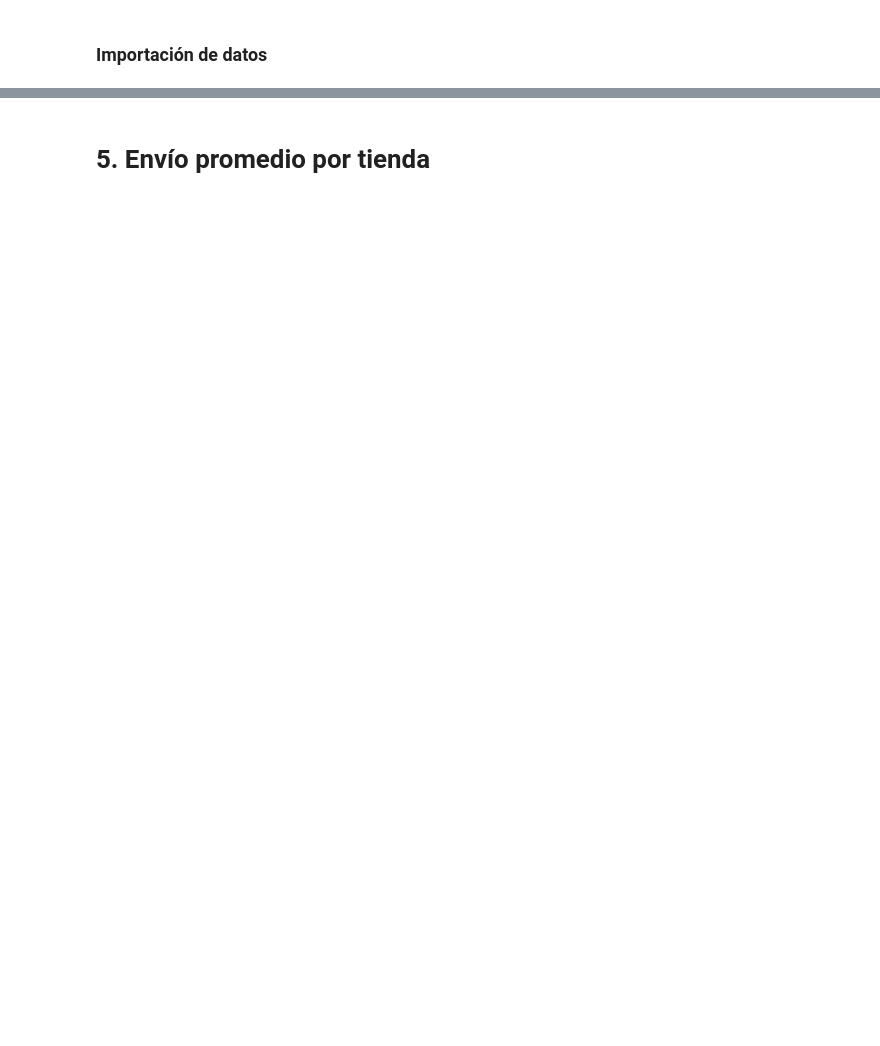
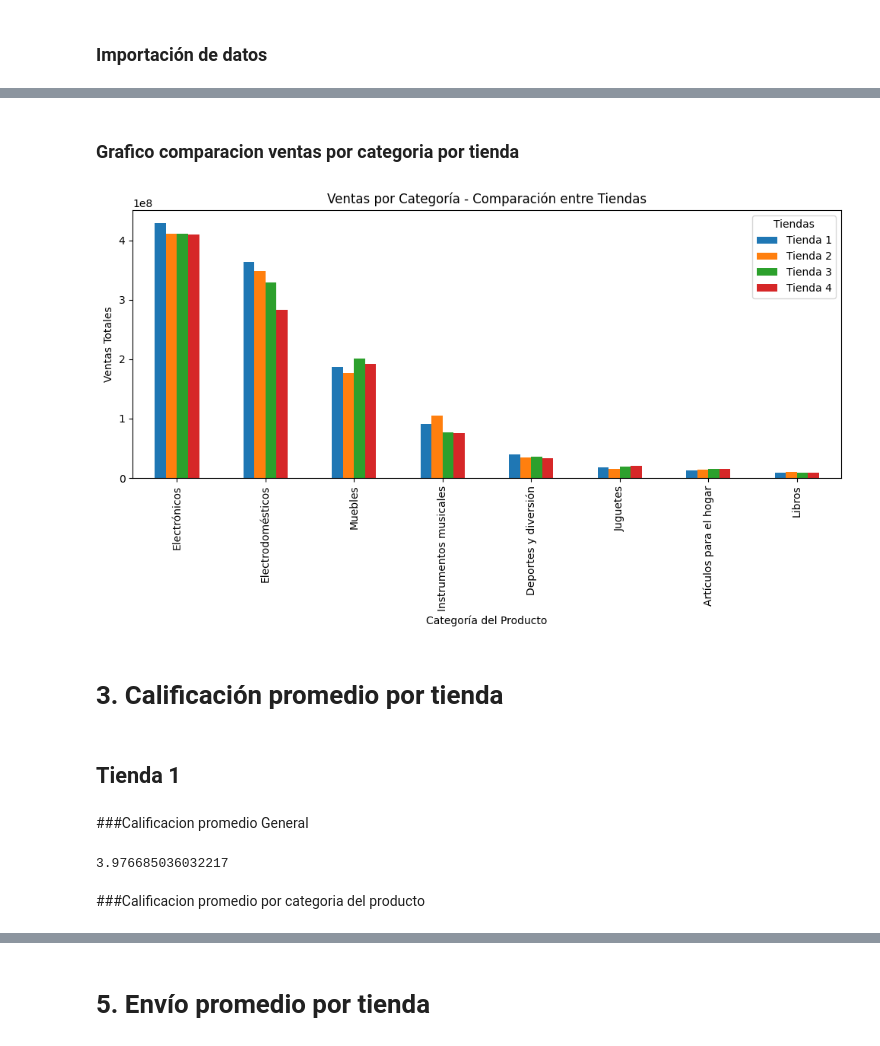
Before and after one commit to Scf300/Challenge-Alura-Store, a Jupyter notebook: AluraStoreLatam.ipynb, the cells around one changed output, grey strips where cells are left out. Saved outputs shown, nothing was run; the diff lists cells and outputs as text; code cells hidden in the pictures; blank space fills up the shorter version.

```diff
--- a/AluraStoreLatam.ipynb
+++ b/AluraStoreLatam.ipynb
@@ -33,0 +369,5 @@ tienda.head()
+# %%
+from numpy import sort
+total_ventas_por_categoria = (tienda.groupby('Categoría del Producto')['Precio'].sum().sort_values(ascending=False))
+
+print(total_ventas_por_categoria)
@@ -33,0 +400,5 @@ tienda.head()
+# %%
+from numpy import sort
+total_ventas_por_categoria_2 = (tienda2.groupby('Categoría del Producto')['Precio'].sum().sort_values(ascending=False))
+
+print(total_ventas_por_categoria_2)
@@ -33,0 +432,5 @@ tienda.head()
+# %%
+from numpy import sort
+total_ventas_por_categoria_3 = (tienda3.groupby('Categoría del Producto')['Precio'].sum().sort_values(ascending=False))
+
+print(total_ventas_por_categoria_3)
@@ -33,0 +464,5 @@ tienda.head()
+# %%
+from numpy import sort
+total_ventas_por_categoria_4 = (tienda4.groupby('Categoría del Producto')['Precio'].sum().sort_values(ascending=False))
+
+print(total_ventas_por_categoria_4)
@@ -33,0 +480,35 @@ tienda.head()
+# %% [markdown]
+### Grafico comparacion ventas por categoria por tienda
+# %%
+import matplotlib.pyplot as plt
+import pandas as pd
+
+Comparacion_ventas_tiendas_categoria = [total_ventas_por_categoria, total_ventas_por_categoria_2, total_ventas_por_categoria_3, total_ventas_por_categoria_4]
+
+# Concatenate the Series into a single DataFrame
+df_comparacion_1 = pd.concat(Comparacion_ventas_tiendas_categoria, axis=1)
+# Renaming columns for clarity
+df_comparacion_1.columns = ['Tienda 1', 'Tienda 2', 'Tienda 3', 'Tienda 4']
+
+df_comparacion.plot(kind='bar', figsize=(10,6))
+plt.title('Ventas por Categoría - Comparación entre Tiendas')
+plt.xlabel('Categoría del Producto')
+plt.ylabel('Ventas Totales')
+plt.legend(title='Tiendas')
+plt.tight_layout()
+plt.show()
+# %% [output]
+[figure, added]
+# %% [markdown]
+# **3. Calificación promedio por tienda**
+# %% [markdown]
+## Tienda 1
+# %% [markdown]
+###Calificacion promedio General
+# %%
+promedio_calificaciones = tienda["Calificación"].mean()
+print(promedio_calificaciones)
+# %% [output]
+3.976685036032217
+# %% [markdown]
+###Calificacion promedio por categoria del producto
```
Also changed, not shown: parts of 101 cells of this notebook.
